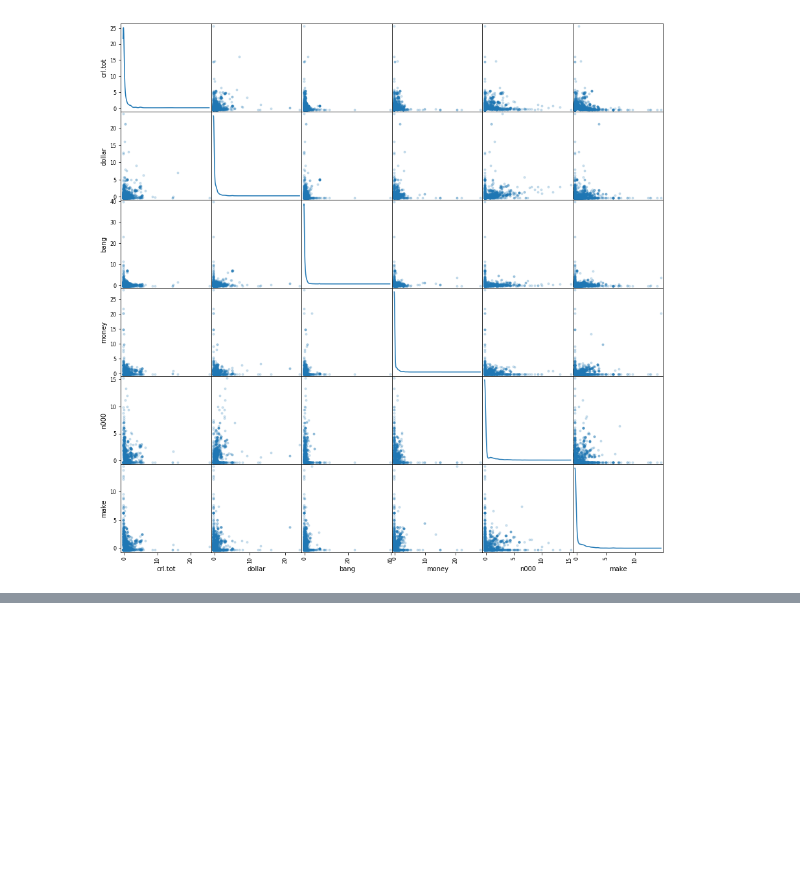
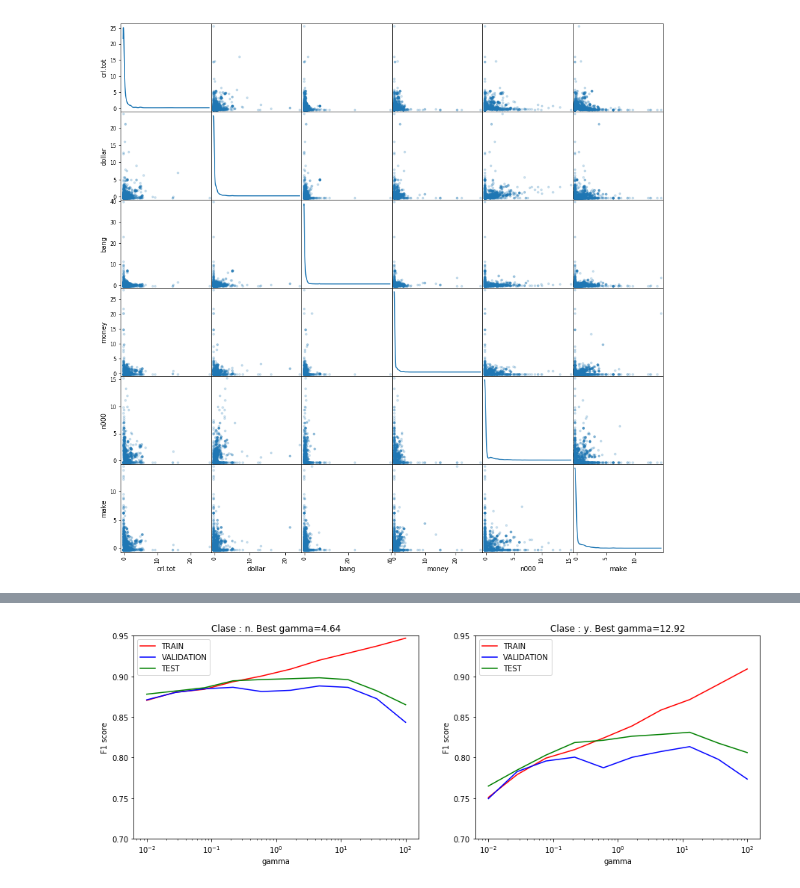
Before and after one commit to ComputoCienciasUniandes/MetodosComputacionalesAvanzados, a Jupyter notebook: soluciones/JaimeForero_Ejercicio22.ipynb, the cells around one changed output, grey strips where cells are left out. Saved outputs shown, nothing was run; the diff lists cells and outputs as text; code cells hidden in the pictures; blank space fills up the shorter version.

```diff
--- a/soluciones/JaimeForero_Ejercicio22.ipynb
+++ b/soluciones/JaimeForero_Ejercicio22.ipynb
@@ -229,0 +164,8 @@ De manera sorprendente el mejor modelo parece ser **Logistic Regresion**.
+# %%
+plt.figure(figsize=(15,5))
+plt.subplot(1,2,1)
+plot_results(results_radial, i_class=0, param='gamma')
+plt.subplot(1,2,2)
+plot_results(results_radial, i_class=1, param='gamma')
+# %% [output]
+[figure, added]
```
Also changed, not shown: parts of 20 cells of this notebook.
